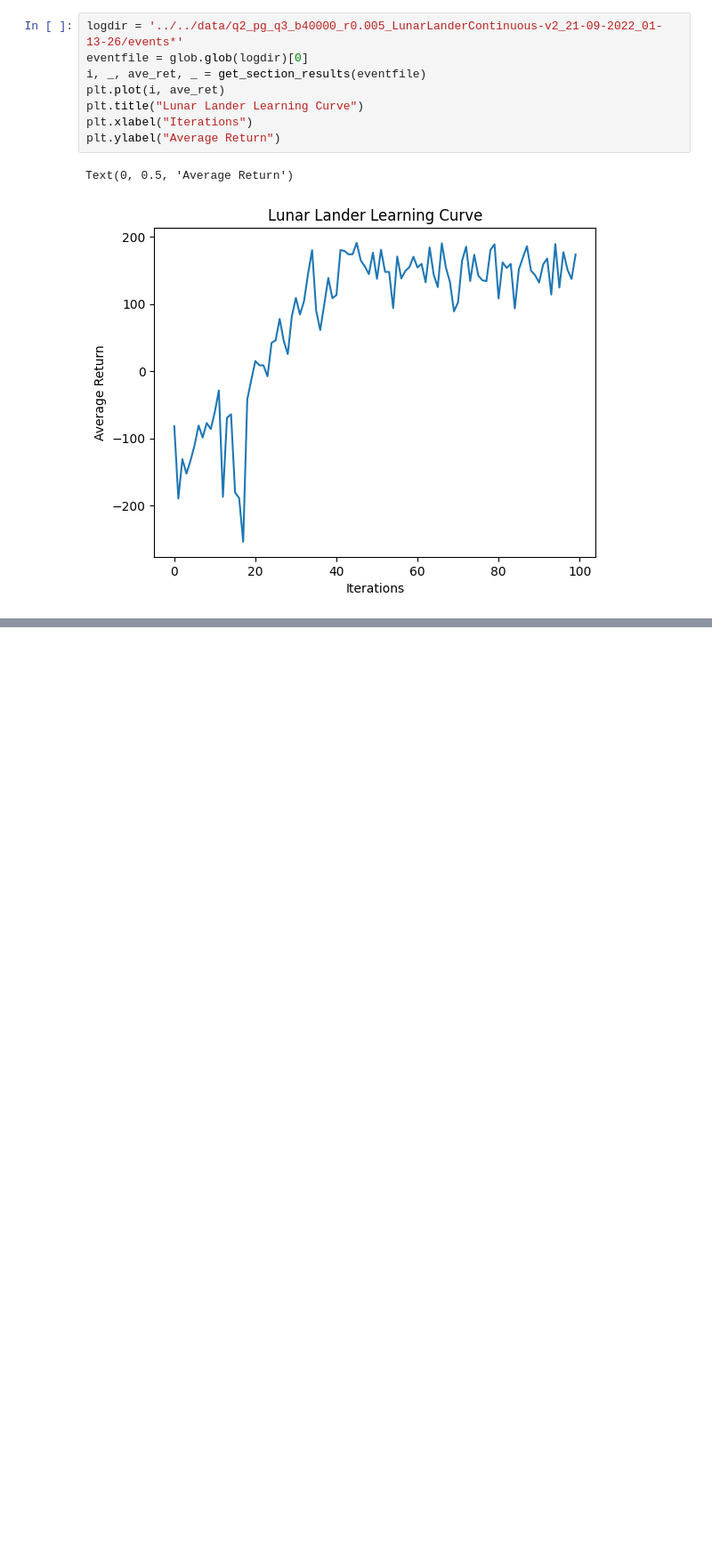
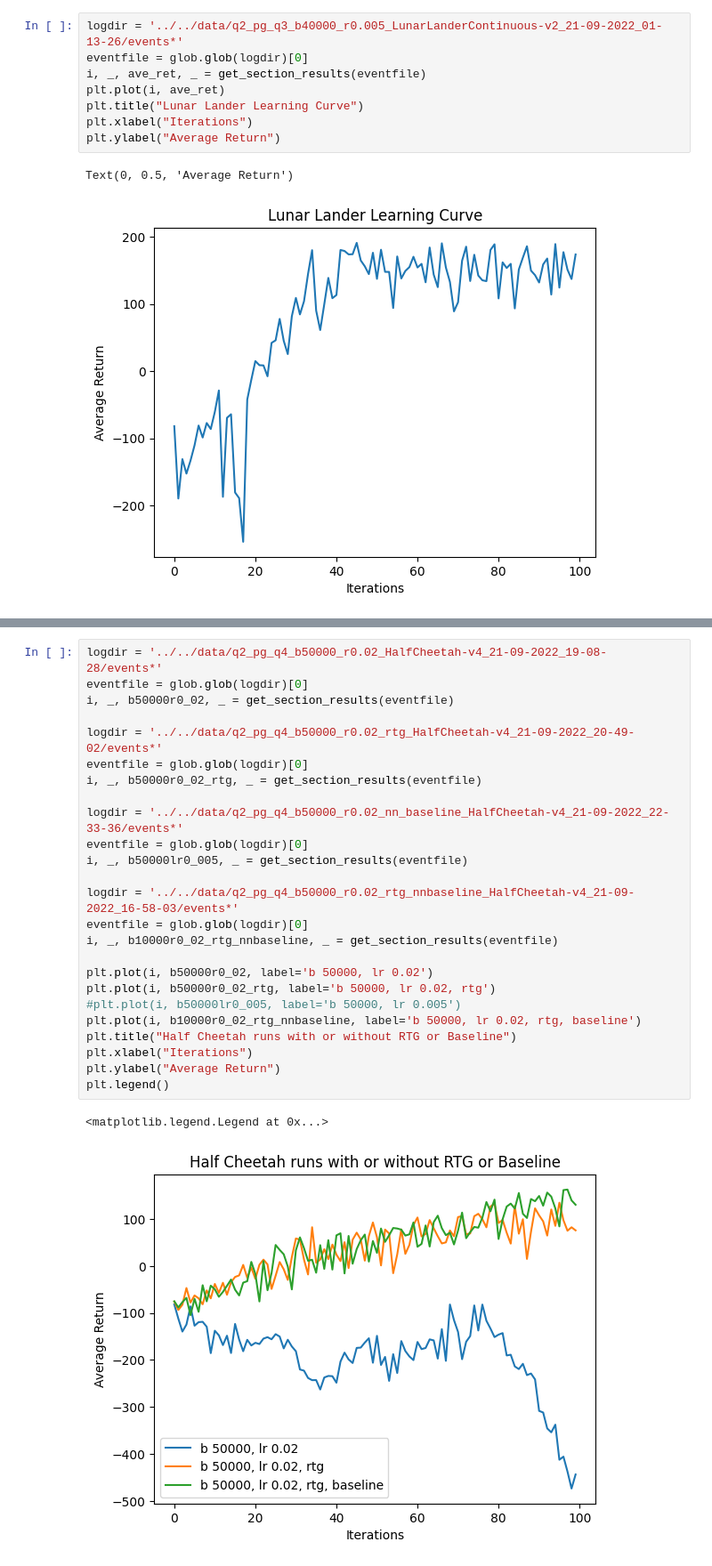
Before and after one commit to 0neDividedbyZer0/homework_fall2022, a Jupyter notebook: hw2/cs285/scripts/Plotting.ipynb, the cells around one changed output, grey strips where cells are left out. Shown at 89% size. Saved outputs shown, nothing was run; the diff lists cells and outputs as text; blank space fills up the shorter version.

```diff
--- a/hw2/cs285/scripts/Plotting.ipynb
+++ b/hw2/cs285/scripts/Plotting.ipynb
@@ -143,0 +159,28 @@ plt.legend()
+# %%
+logdir = '../../data/q2_pg_q4_b50000_r0.02_HalfCheetah-v4_21-09-2022_19-08-28/events*'
+eventfile = glob.glob(logdir)[0]
+i, _, b50000r0_02, _ = get_section_results(eventfile)
+
+logdir = '../../data/q2_pg_q4_b50000_r0.02_rtg_HalfCheetah-v4_21-09-2022_20-49-02/events*'
+eventfile = glob.glob(logdir)[0]
+i, _, b50000r0_02_rtg, _ = get_section_results(eventfile)
+
+logdir = '../../data/q2_pg_q4_b50000_r0.02_nn_baseline_HalfCheetah-v4_21-09-2022_22-33-36/events*'
+eventfile = glob.glob(logdir)[0]
+i, _, b50000lr0_005, _ = get_section_results(eventfile)
+
+logdir = '../../data/q2_pg_q4_b50000_r0.02_rtg_nnbaseline_HalfCheetah-v4_21-09-2022_16-58-03/events*'
+eventfile = glob.glob(logdir)[0]
+i, _, b10000r0_02_rtg_nnbaseline, _ = get_section_results(eventfile)
+
+plt.plot(i, b50000r0_02, label='b 50000, lr 0.02')
+plt.plot(i, b50000r0_02_rtg, label='b 50000, lr 0.02, rtg')
+#plt.plot(i, b50000lr0_005, label='b 50000, lr 0.005')
+plt.plot(i, b10000r0_02_rtg_nnbaseline, label='b 50000, lr 0.02, rtg, baseline')
+plt.title("Half Cheetah runs with or without RTG or Baseline")
+plt.xlabel("Iterations")
+plt.ylabel("Average Return")
+plt.legend()
+# %% [output]
+<matplotlib.legend.Legend at 0x...>
+[figure, added]
```
Also changed, not shown: parts of 1 cell of this notebook, 5 other files.
